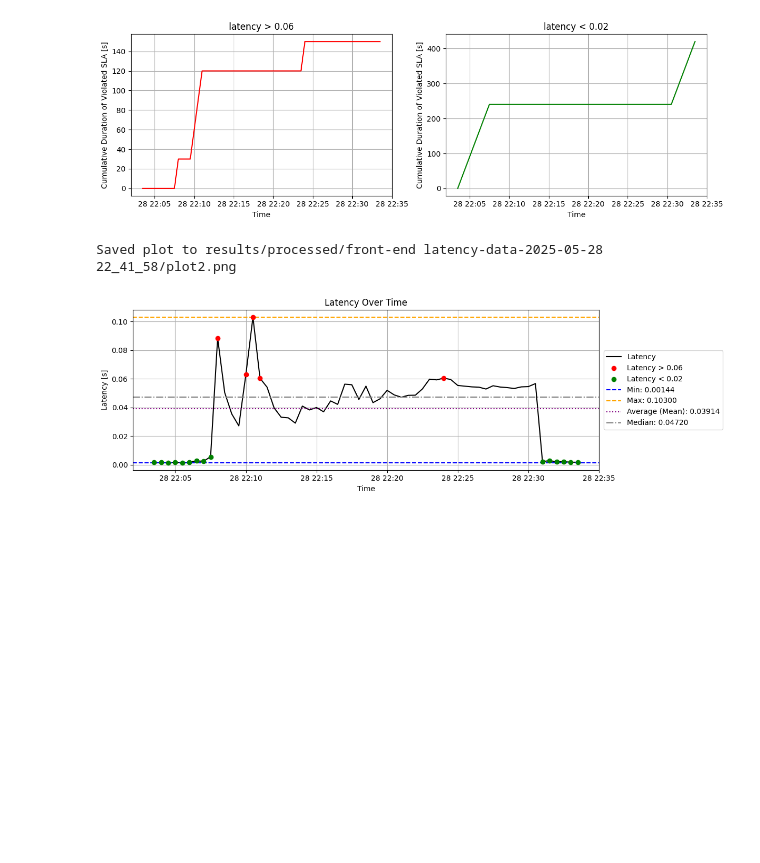
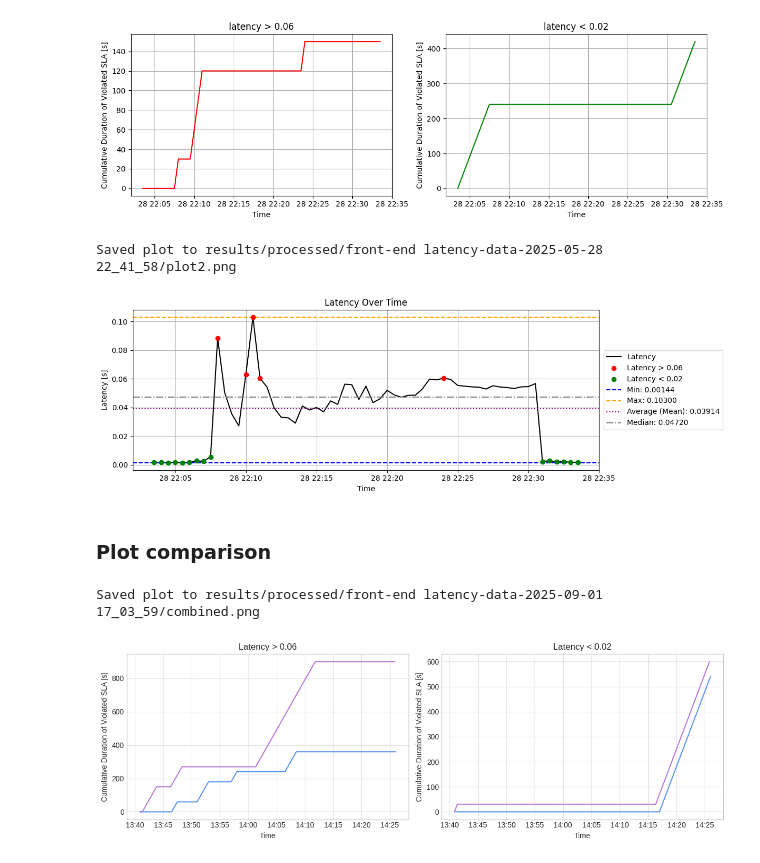
Before and after one commit to MoAM-CNEE/demo, a Jupyter notebook: scenarios/k8s-scaling/results_processing.ipynb, the cells around one changed output. Saved outputs shown, nothing was run; the diff lists cells and outputs as text; code cells hidden in the pictures; blank space fills up the shorter version.

Commit message:
Combined SLA violation plot

```diff
--- a/scenarios/k8s-scaling/results_processing.ipynb
+++ b/scenarios/k8s-scaling/results_processing.ipynb
@@ -84,3 +84,75 @@ save_plot(fig, "plot2.png", show=True)
 # %% [output]
 Saved plot to results/processed/front-end latency-data-2025-05-28 22_41_58/plot2.png
 [figure]
+# %% [markdown]
+### Plot comparison
+# %%
+import pandas as pd
+import matplotlib.pyplot as plt
+import os
+import matplotlib.dates as mdates
+
+X = 0.06
+Y = 0.02
+DATA_FN_1 = "front-end latency-data-2025-09-01 17_03_59.csv"
+DATA_FN_2 = "front-end latency-data-2025-09-01 14_29_38.csv"
+
+experiments_time_offset = 9190
+
+df_amoCNA = pd.read_csv(os.path.join("results", DATA_FN_1), parse_dates=["Time"])
+df_moAM = pd.read_csv(os.path.join("results", DATA_FN_2), parse_dates=["Time"])
+
+df_amoCNA['Time'] = df_amoCNA['Time'] - pd.to_timedelta(experiments_time_offset, unit='s')
+
+def save_plot(fig, filename, show=True):
+    filepath = os.path.join(os.path.join("results", "processed", DATA_FN_1.replace(".csv", "")), filename)
+    os.makedirs(os.path.dirname(filepath), exist_ok=True)
+    fig.savefig(filepath)
+    print(f"Saved plot to {filepath}")
+    if show:
+        plt.show()
+    else:
+        plt.close(fig)
+
+df_amoCNA['delta_time'] = df_amoCNA['Time'].diff().dt.total_seconds().fillna(0)
+df_moAM['delta_time'] = df_moAM['Time'].diff().dt.total_seconds().fillna(0)
+
+df_amoCNA['high_latency'] = df_amoCNA['mean latency'] > X
+df_amoCNA['low_latency'] = df_amoCNA['mean latency'] < Y
+df_moAM['high_latency'] = df_moAM['mean latency'] > X
+df_moAM['low_latency'] = df_moAM['mean latency'] < Y
+
+df_amoCNA['cumulative_time_high'] = (df_amoCNA['delta_time'] * df_amoCNA['high_latency']).cumsum()
+df_amoCNA['cumulative_time_low'] = (df_amoCNA['delta_time'] * df_amoCNA['low_latency']).cumsum()
+df_moAM['cumulative_time_high'] = (df_moAM['delta_time'] * df_moAM['high_latency']).cumsum()
+df_moAM['cumulative_time_low'] = (df_moAM['delta_time'] * df_moAM['low_latency']).cumsum()
+
+fig, axes = plt.subplots(1, 2, figsize=(12, 4))
+
+plt.style.use('seaborn-v0_8-whitegrid')
+
+axes[0].plot(df_amoCNA['Time'], df_amoCNA['cumulative_time_high'], label='AMoCNA', color='#b877d9')
+axes[0].plot(df_moAM['Time'], df_moAM['cumulative_time_high'], label='MoAM', color='#5794f2')
+axes[0].set_title(f'Latency > {X}')
+axes[0].set_xlabel('Time')
+axes[0].set_ylabel('Cumulative Duration of Violated SLA [s]')
+axes[0].grid(True, linestyle='-', alpha=0.5)
+# axes[0].legend()
+
+axes[1].plot(df_amoCNA['Time'], df_amoCNA['cumulative_time_low'], label='AMoCNA', color='#b877d9')
+axes[1].plot(df_moAM['Time'], df_moAM['cumulative_time_low'], label='MoAM', color='#5794f2')
+axes[1].set_title(f'Latency < {Y}')
+axes[1].set_xlabel('Time')
+axes[1].set_ylabel('Cumulative Duration of Violated SLA [s]')
+axes[1].grid(True, linestyle='-', alpha=0.5)
+# axes[1].legend()
+
+for ax in axes:
+    ax.xaxis.set_major_formatter(mdates.DateFormatter('%H:%M'))
+
+fig.tight_layout()
+
+save_plot(fig, "combined.png", show=True)
+# %% [output]
+Saved plot to results/processed/front-end latency-data-2025-09-01 17_03_59/combined.png
+[figure, added]
```
